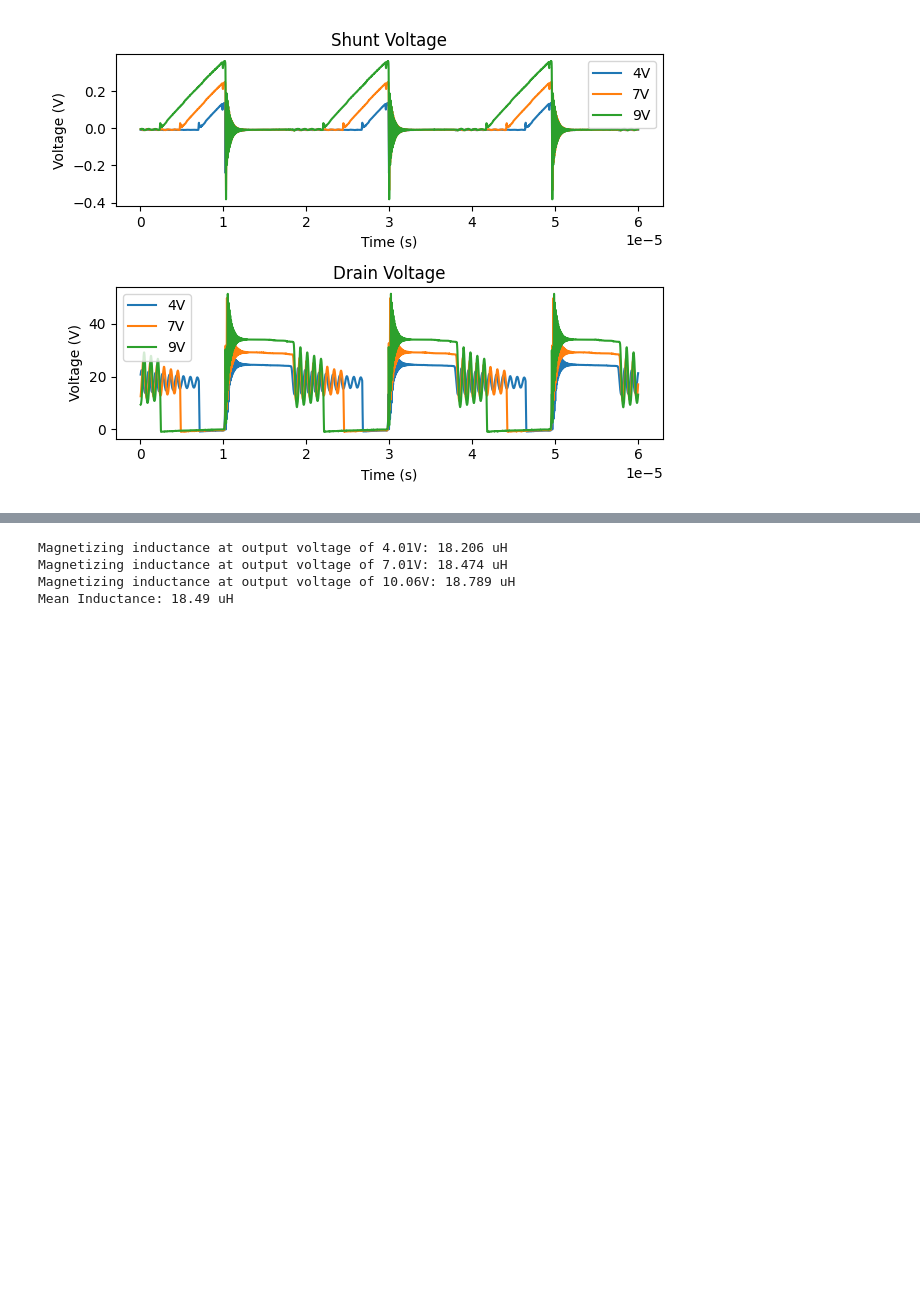
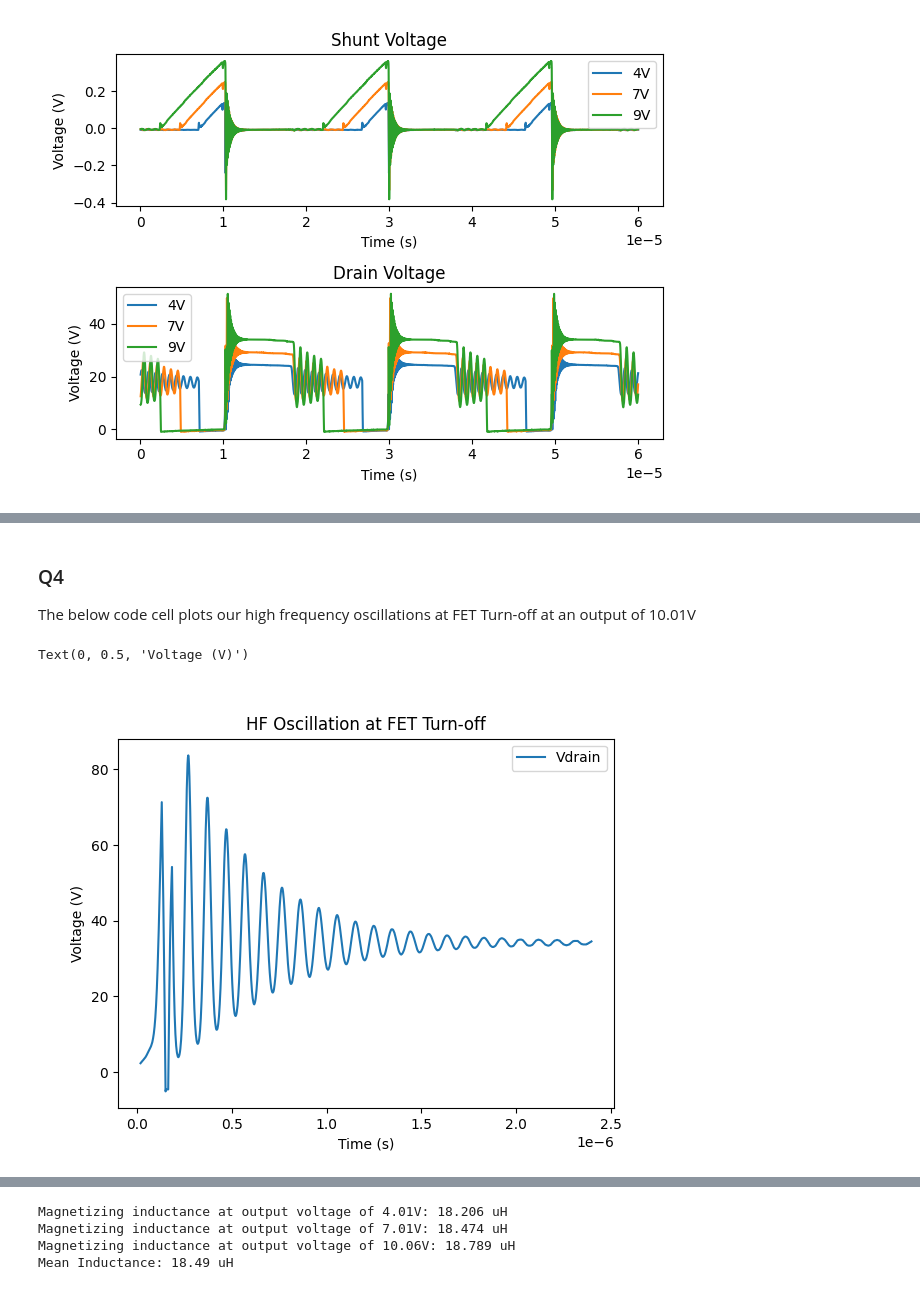
Before and after one commit to amit-kumarh/power-electronics, a Jupyter notebook: assignments/06-lab/report.ipynb, the cells around one changed output, grey strips where cells are left out. Saved outputs shown, nothing was run; the diff lists cells and outputs as text; code cells hidden in the pictures; blank space fills up the shorter version.

```diff
--- a/assignments/06-lab/report.ipynb
+++ b/assignments/06-lab/report.ipynb
@@ -105,4 +195,7 @@ irms / awg22_a
 # %%
-v4, _ = import_and_clean(f't1_4v', ["Vshunt", "Vdrain"], True, 30)
-v7, _ = import_and_clean(f't1_7v', ["Vshunt", "Vdrain"], True, 30)
-v10, _ = import_and_clean(f't1_10v', ["Vshunt", "Vdrain"], True, 30)
+# import all the data
+v4, _ = import_and_clean('t1_4v', ["Vshunt", "Vdrain"], True, 30)
+v7, _ = import_and_clean('t1_7v', ["Vshunt", "Vdrain"], True, 30)
+v10, _ = import_and_clean('t1_10v', ["Vshunt", "Vdrain"], True, 30)
+hf, _ = import_and_clean('hf_osc', ["_", "Vdrain"], True)
+lf, dt = import_and_clean('lf_osc', ["_", "Vdrain"], True)
@@ -125,0 +233,12 @@ figure.tight_layout()
+# %% [markdown]
+### Q4
+
+The below code cell plots our high frequency oscillations at FET Turn-off at an output of 10.01V
+# %%
+fig, ax = plt.subplots()
+hf.plot(x="X", y="Vdrain", ax=ax, title="HF Oscillation at FET Turn-off")
+ax.set_xlabel("Time (s)")
+ax.set_ylabel("Voltage (V)")
+# %% [output]
+Text(0, 0.5, 'Voltage (V)')
+[figure, added]
```
Also changed, not shown: parts of 41 cells of this notebook, 10 other files.
